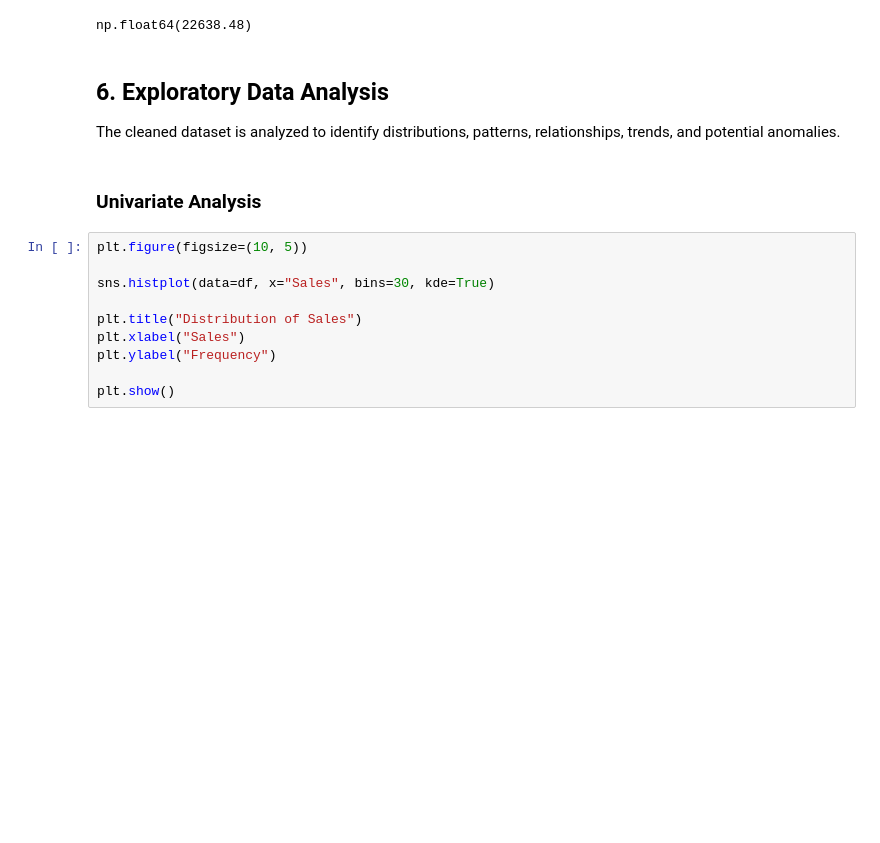
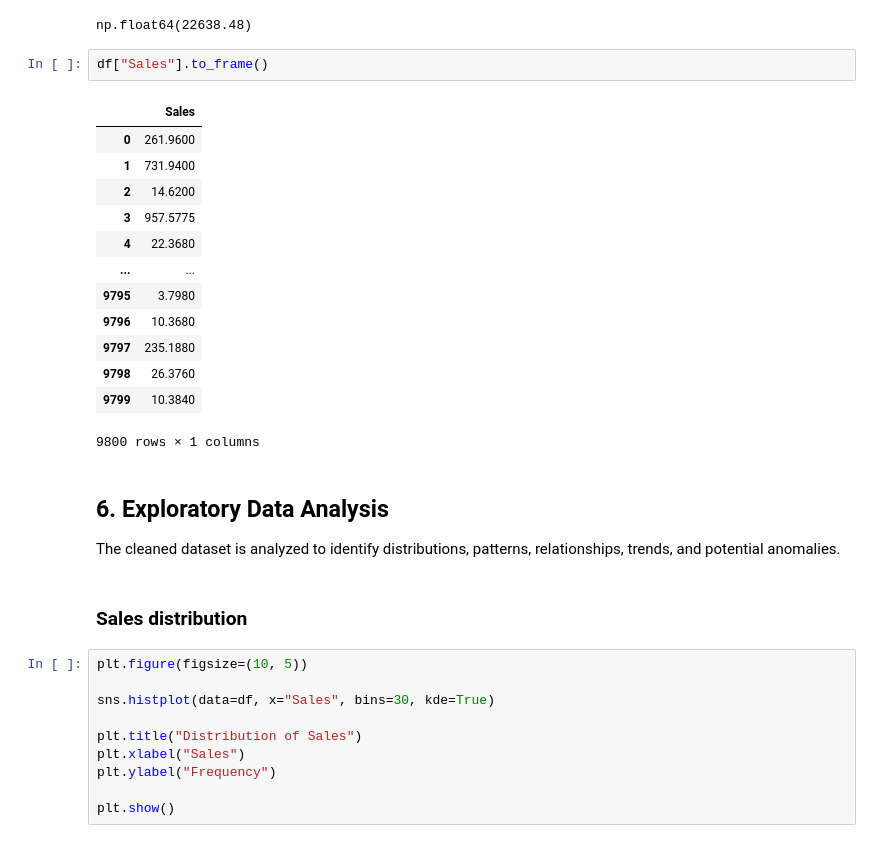
Before and after one commit to Saurabh-kumar-hii/CodeAlpha_ExploratoryDataAnalysis, a Jupyter notebook: Superstore_EDA.ipynb, the cells around one changed output. Saved outputs shown, nothing was run; the diff lists cells and outputs as text; blank space fills up the shorter version.

```diff
--- a/Superstore_EDA.ipynb
+++ b/Superstore_EDA.ipynb
@@ -284,12 +284,28 @@ np.float64(0.444)
 df["Sales"].max()
 # %% [output]
 np.float64(22638.48)
+# %%
+df["Sales"].to_frame()
+# %% [output]
+|  | Sales |
+| 0 | 261.9600 |
+| 1 | 731.9400 |
+| 2 | 14.6200 |
+| 3 | 957.5775 |
+| 4 | 22.3680 |
+| ... | ... |
+| 9795 | 3.7980 |
+| 9796 | 10.3680 |
+| 9797 | 235.1880 |
+| 9798 | 26.3760 |
+| 9799 | 10.3840 |
+9800 rows × 1 columns
 # %% [markdown]
 ## 6. Exploratory Data Analysis
 
 The cleaned dataset is analyzed to identify distributions, patterns, relationships, trends, and potential anomalies.
-# %% [markdown]
-### Univariate Analysis
+# %% [markdown]
+### Sales distribution
 # %%
 plt.figure(figsize=(10, 5))
 
```
Also changed, not shown: parts of 19 cells of this notebook, 1 other file.
